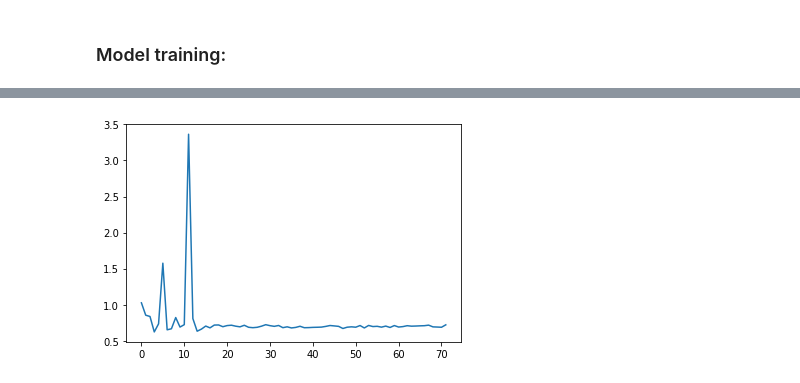
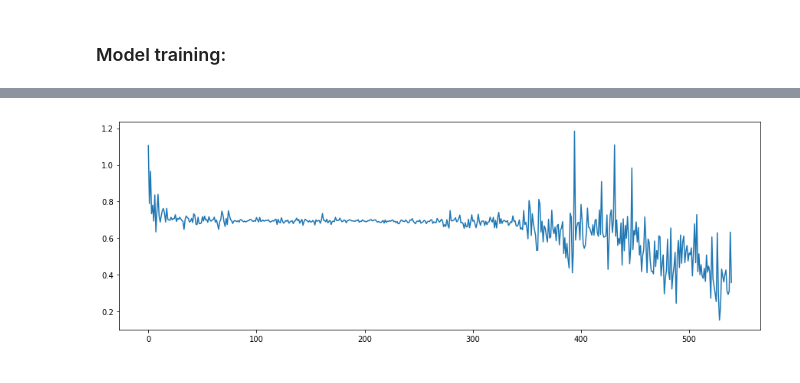
Before and after one commit to WJMatthew/DeepLearningGit, a Jupyter notebook: Assignment2/f23_pollen.ipynb, the cells around one changed output, grey strips where cells are left out. Cells and saved outputs as stored; diff of their text form; code cells hidden in the pictures.

```diff
--- a/Assignment2/f23_pollen.ipynb
+++ b/Assignment2/f23_pollen.ipynb
@@ -120,7 +120,7 @@ class BeeNet(nn.Module):
         return F.log_softmax(x)
 
     def name(self):
-        return "BeeNet_f23"
+        return "BeeNet_f24"
 # %% [markdown]
 ### Model training:
 # %%
@@ -161,7 +161,7 @@ device = torch.device('cuda' if torch.cuda.is_available() else 'cpu')
 train_loader, validation_loader = get_training_and_validation_loaders(pollen_data)
 
 # HPs
-lr = 0.001
+lr = 0.0001
 
 # Model
 model = BeeNet().to(device)
@@ -171,9 +171,10 @@ criterion = nn.CrossEntropyLoss()
 optimizer = torch.optim.Adam(model.parameters(), lr=lr)
 
 loss_list = []
+acc_list = []
 
 #
-num_epochs = 2
+num_epochs = 15
 for epoch in range(num_epochs):
     # Train:
     for batch_index, (images, labels) in enumerate(train_loader):
@@ -192,7 +193,6 @@ for epoch in range(num_epochs):
         optimizer.step()
 
         loss_list.append(loss.item())
-        print('loss:', loss.item())
 
     with torch.no_grad():
 
@@ -212,7 +212,7 @@ for epoch in range(num_epochs):
 
             # Compute accuracy
             _, argmax = torch.max(outputs, 1)
-            correct += (labels == argmax).sum() #.mean()
+            correct += (labels == argmax).sum().item() #.mean()
             total += len(labels)
 
             losses.append(loss.item())
@@ -221,6 +221,5 @@ for epoch in range(num_epochs):
         try:
             print(f'Loss: {np.mean(losses):.4}, Acc: {correct/total:.2f}')
         except:
-            print('correct:', correct)
-            print('total:', total)
+            print('correct:', correct, 'total:', total)
 # %% [output]
@@ -244,4 +243,5 @@ Loss: 0.6894, Acc: 0.00
 # %%
+plt.subplots(figsize=(15,5))
 plt.plot(loss_list);
 # %% [output]
-[figure, old version]
+[figure, new version]
```
Also changed, not shown: parts of 35 cells of this notebook, 1 other file.
